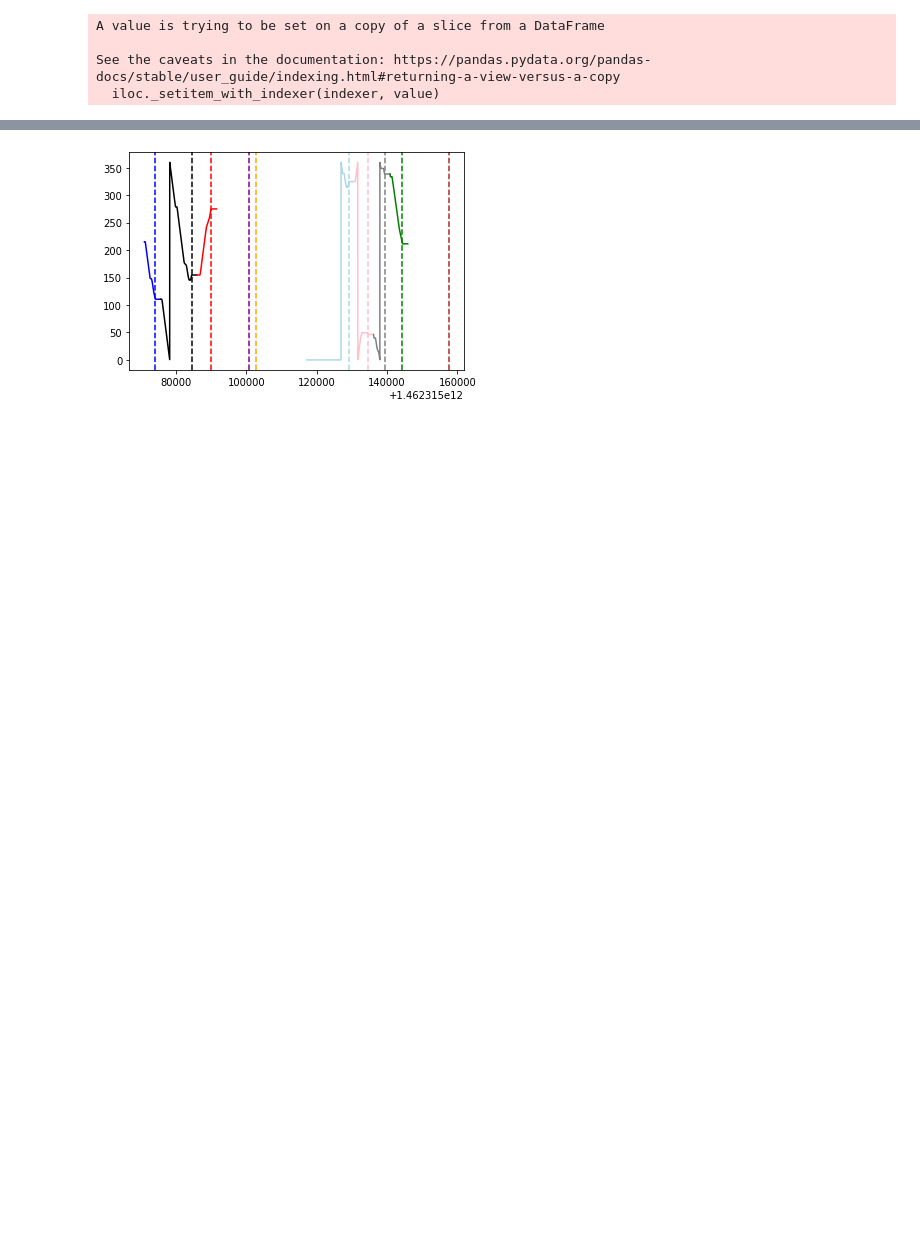
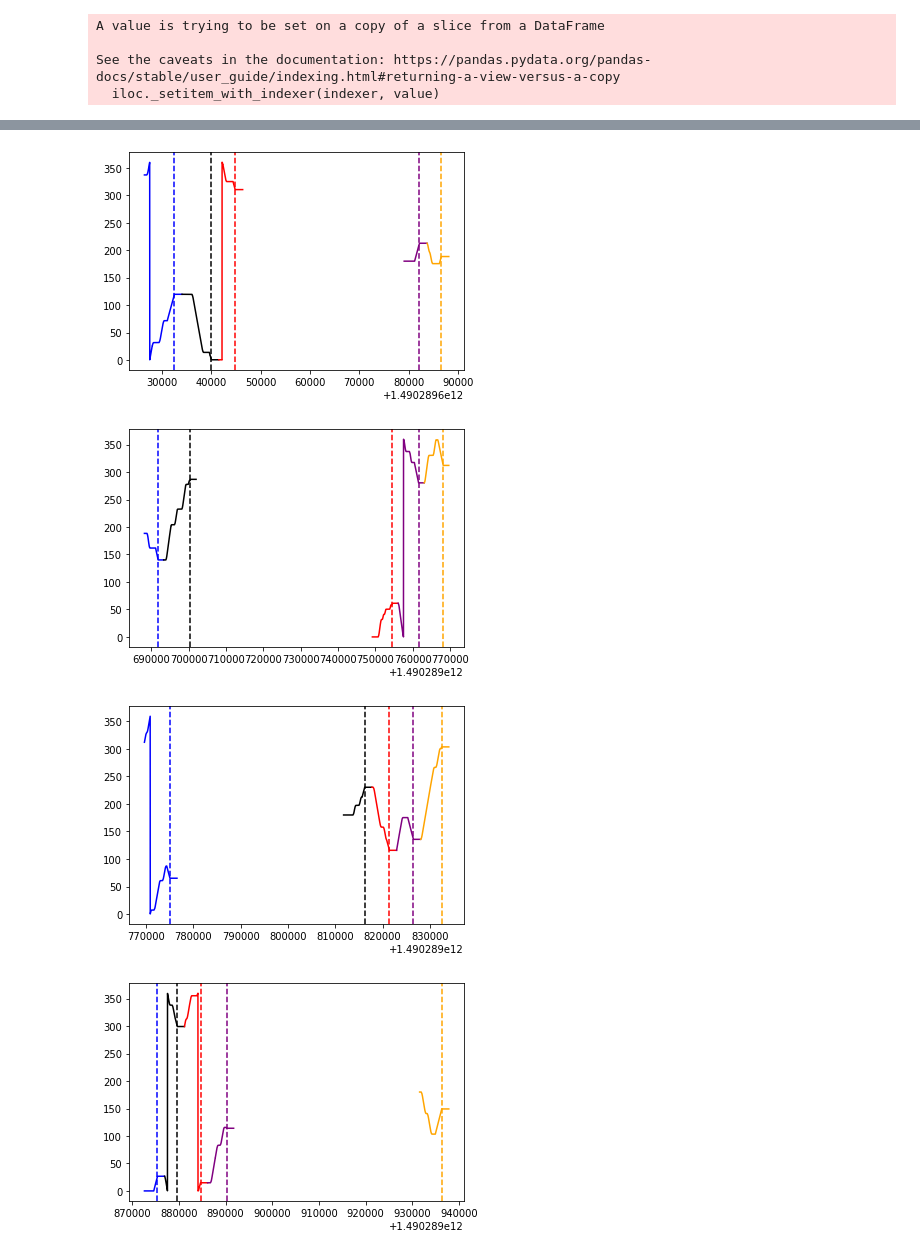
Before and after one commit to shaigoldman/TH_Event_Reader, a Jupyter notebook: EventsTester.ipynb, the cells around one changed output, grey strips where cells are left out. Drawn from its saved outputs; the diff is of its cells as text; code cells hidden in the pictures; blank space fills up the shorter version.

```diff
--- a/EventsTester.ipynb
+++ b/EventsTester.ipynb
@@ -9,7 +9,7 @@ pd.set_option('display.max_columns', None)
 import warnings
 warnings.filterwarnings('error')
 exp_df = py_reader.exp_df()
-row = exp_df.iloc[30]
+row = exp_df.iloc[8]
 events = py_reader.get_events(**row, recalc=True)
 # %%
 row.pop('session')
@@ -67,7 +53,7 @@ for i in range(25):
     pp = py_path.iloc[i+start]
     mp = mat_path.iloc[i+start]
     axes[int(i/5), i%5].plot(
-        [p['x'] for p in pp], [p['y']+.1 for p in pp],
+        [p['x'] for p in pp], [p['y'] for p in pp],
         linewidth=5, color='blue', alpha=.5)
     axes[int(i/5), i%5].plot(
         [p['x'] for p in mp], [p['y'] for p in mp],
@@ -77,20 +63,25 @@ for i in range(25):
 # %%
-subj = 'R1171M'
+subj = 'R1289C'
 montage = 0
-session = 0
+session = 3
 events = py_reader.get_events(subj, montage, session, 'TH1', recalc=True)
 # %%
-colors=('blue', 'black', 'red', 'purple', 'orange', 'lightblue',
+colors_list=('blue', 'black', 'red', 'purple', 'orange', 'lightblue',
         'pink', 'grey', 'green', 'brown')
-colors = (i for i in colors)
 
-for i in range(60, 70):
-    color = next(colors)
-    plt.plot([t['mstime'] for t in events.loc[i]['pathInfo']],
-             [t['heading'] for t in events.loc[i]['pathInfo']],
-             label=i, color=color)
-    plt.axvline(events.loc[i]['mstime'], linestyle='--', label=i, color=color)
+cevents = events[events['type']=='CHEST']
 
-#plt.legend()
+for j in range(5, 10):
+    colors = (i for i in colors_list)
+    for i in range(0+j*5, 5+j*5):
+        color = next(colors)
+        plt.plot([t['mstime'] for t in cevents.iloc[i]['pathInfo']],
+                 [t['heading'] for t in cevents.iloc[i]['pathInfo']],
+                 label=i, color=color)
+        plt.axvline(cevents.iloc[i]['mstime'], linestyle='--', label=i, color=color)
+    plt.show()
 # %% [output]
-[figure, old version]
+[figure, new version]
+[figure, added]
+[figure, added]
+[figure, added]
```
Also changed, not shown: parts of 5 cells of this notebook, 1 other file.
